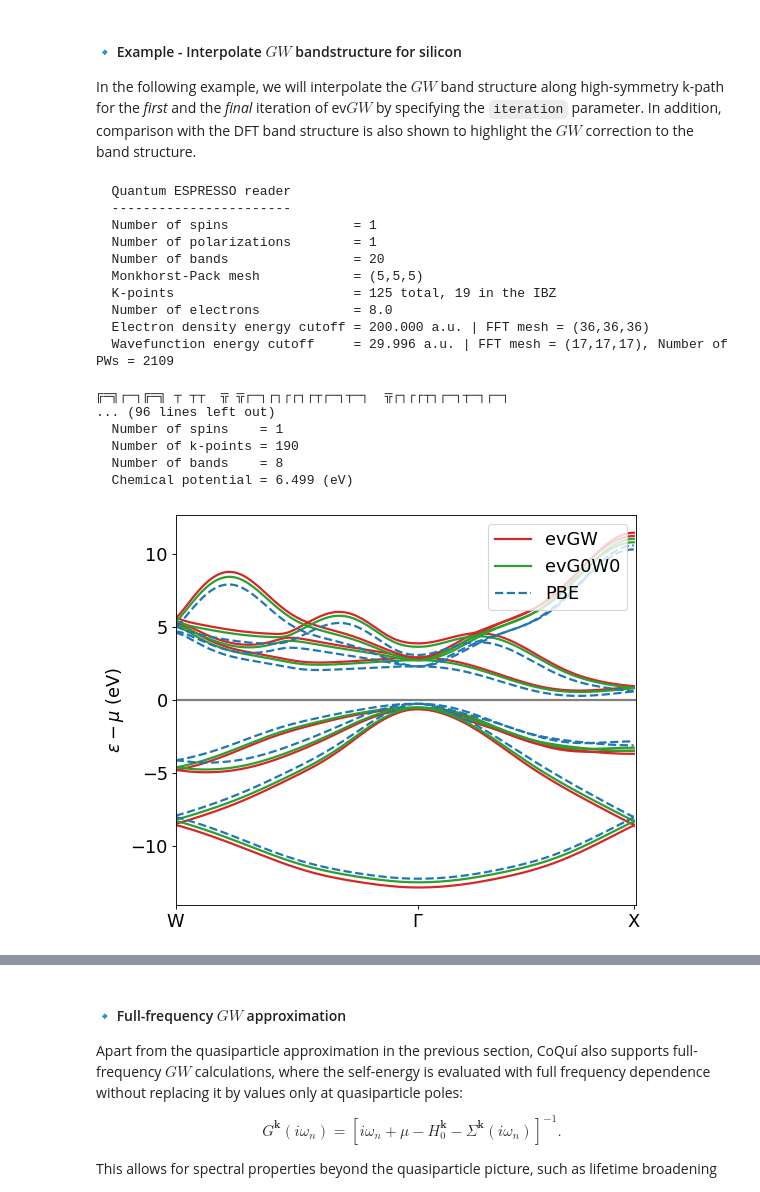
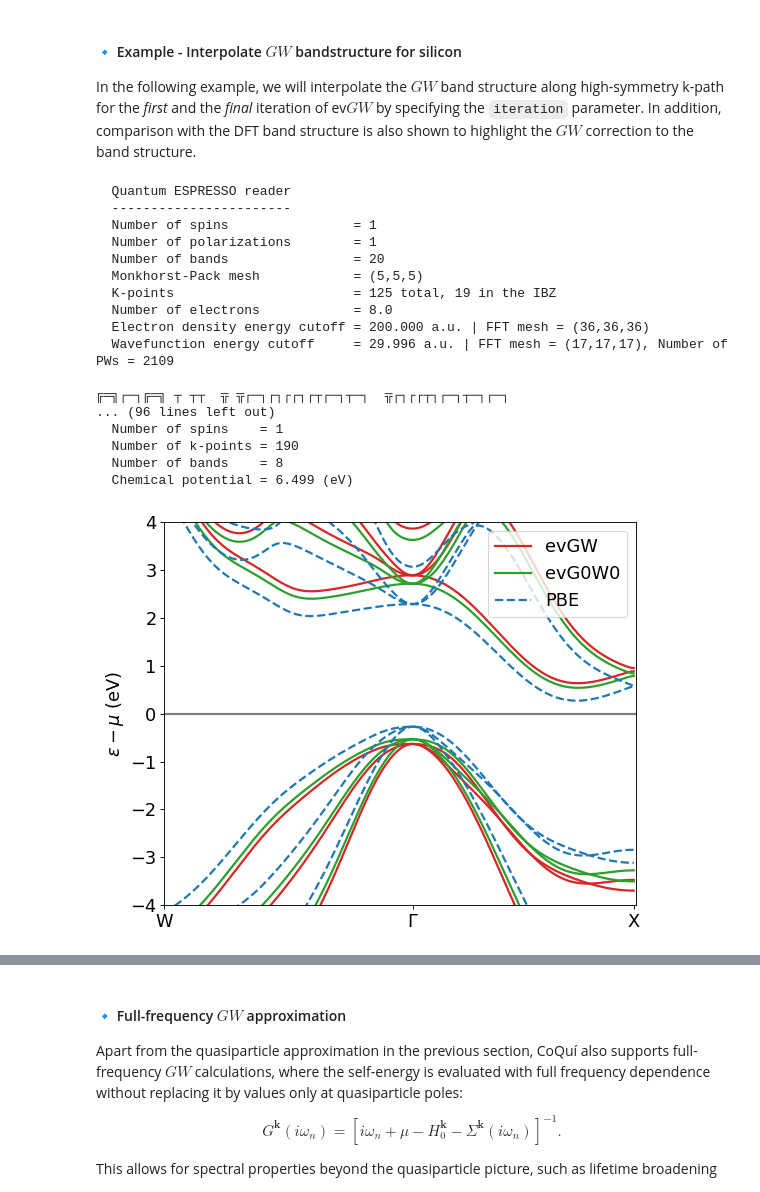
Before and after one commit to AbInitioQHub/coqui-tutorial, a Jupyter notebook: quickstart/02_gw/02_gw_electronic_structure.ipynb, the cells around one changed output, grey strips where cells are left out. Cells and saved outputs as stored; diff of their text form; code cells hidden in the pictures.

```diff
--- a/quickstart/02_gw/02_gw_electronic_structure.ipynb
+++ b/quickstart/02_gw/02_gw_electronic_structure.ipynb
@@ -406,31 +419,32 @@ coqui.post_proc.plot_utils.band_plot(
 )
 coqui.post_proc.plot_utils.band_plot(
     ax, "si.evgw.mbpt.h5", iteration=1,
     color='tab:green', linestyle="-", linewidth=2.0, label='evG0W0', fontsize=16
 )
 coqui.post_proc.plot_utils.band_plot(
     ax, "si.evgw.mbpt.h5", iteration=0,
     color='tab:blue', linestyle="--", linewidth=2.0, label='PBE', fontsize=16
 )
+ax.set_ylim(-4, 4)
 ax.axhline(y=0, color = 'black', linestyle = '-', linewidth=2.0, alpha=0.5)
 ax.legend(loc=1, fontsize=16)
 plt.tight_layout()
 # %% [output]
   Quantum ESPRESSO reader
   -----------------------
   Number of spins                = 1
   Number of polarizations        = 1
   Number of bands                = 20
   Monkhorst-Pack mesh            = (5,5,5)
   K-points                       = 125 total, 19 in the IBZ
   Number of electrons            = 8.0
   Electron density energy cutoff = 200.000 a.u. | FFT mesh = (36,36,36)
   Wavefunction energy cutoff     = 29.996 a.u. | FFT mesh = (17,17,17), Number of PWs = 2109
 
 ╔═╗┌─┐╔═╗ ┬ ┬┬  ╦ ╦┌─┐┌┐┌┌┐┌┬┌─┐┬─┐  ╦┌┐┌┌┬┐┌─┐┬─┐┌─┐
 ... (96 lines left out)
   Number of spins    = 1
   Number of k-points = 190
   Number of bands    = 8
   Chemical potential = 6.499 (eV)
-[figure, old version]
+[figure, new version]
```
Also changed, not shown: parts of 7 cells of this notebook, 1 other file.
